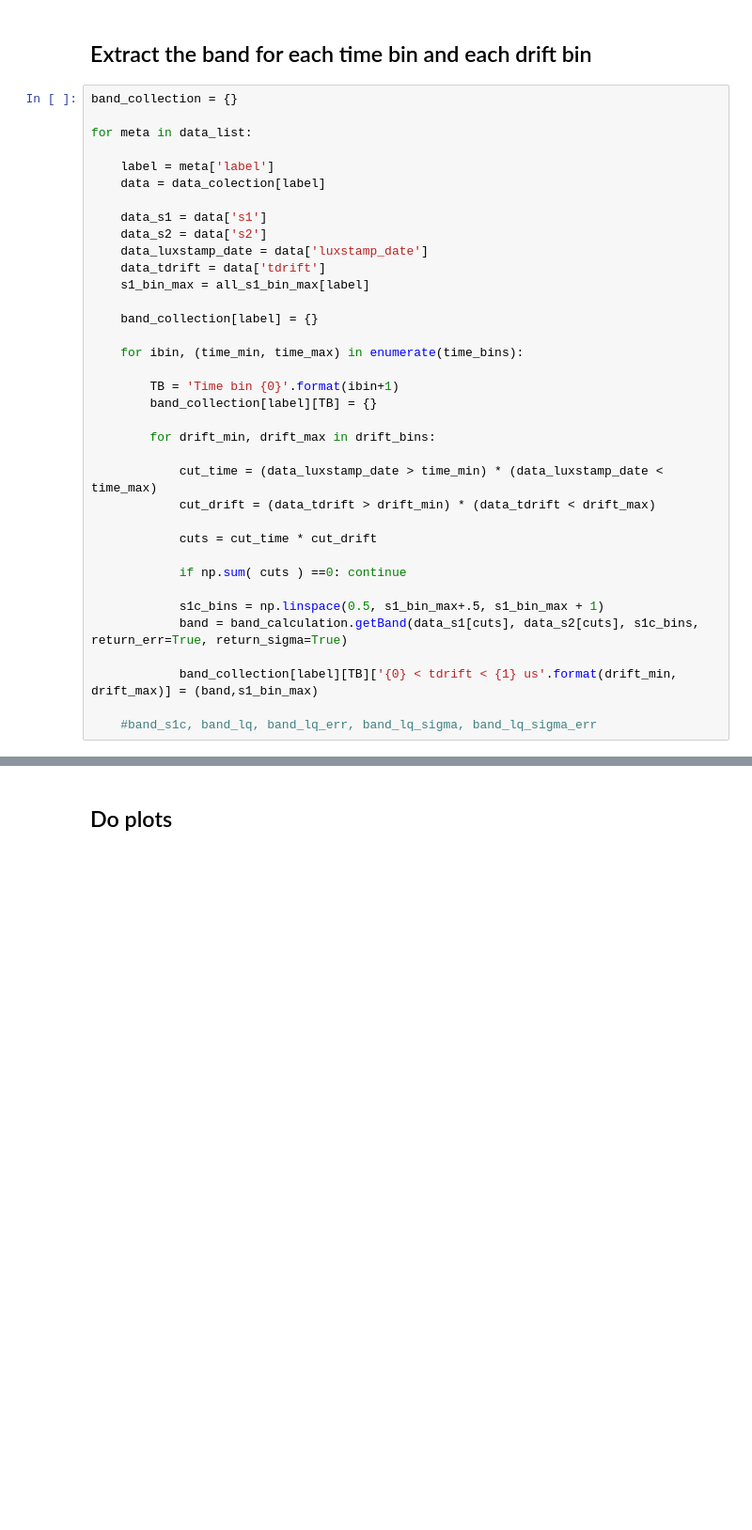
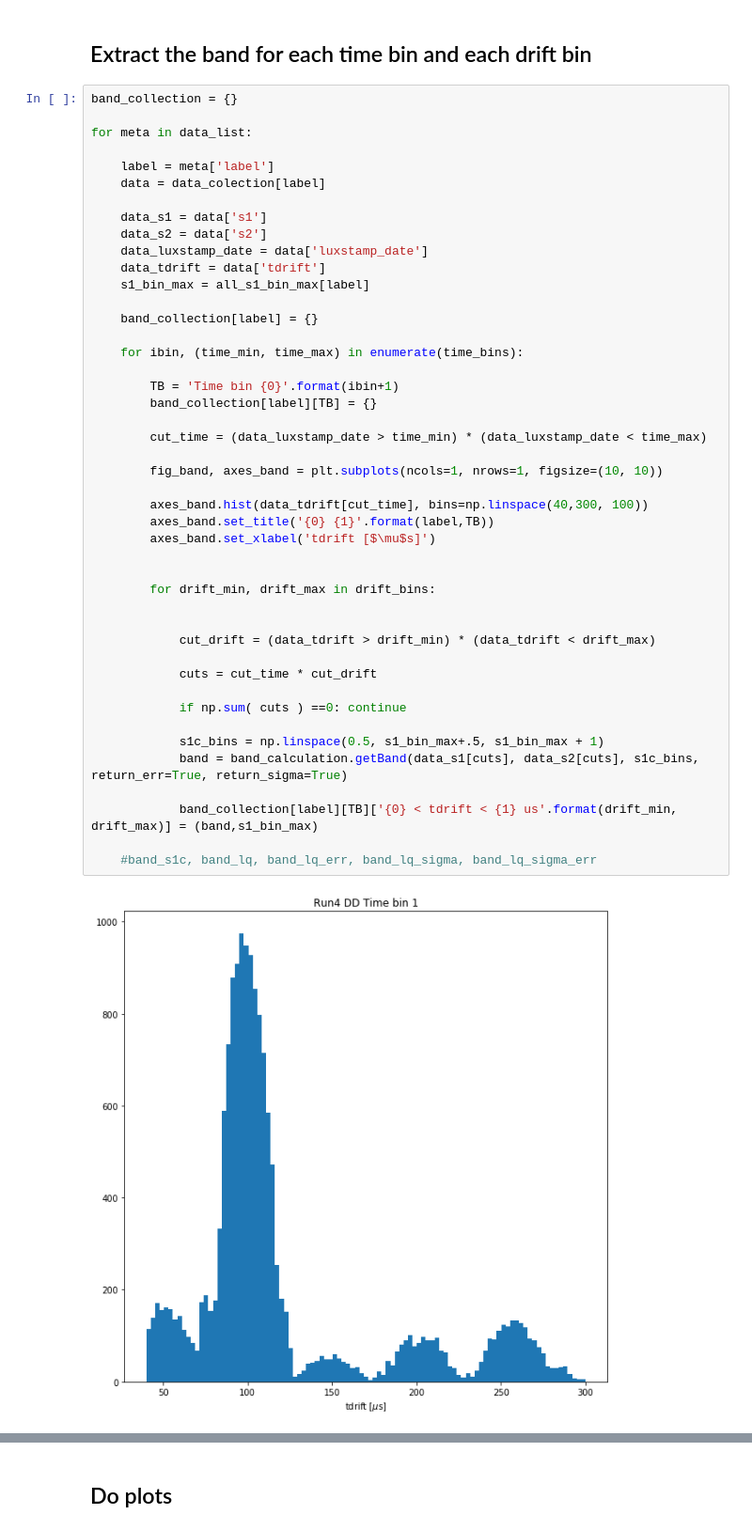
Before and after one commit to riffard/EFT_band_extraction, a Jupyter notebook: Run4_band_extraction.ipynb, the cells around one changed output, grey strips where cells are left out. Shown: that part at 94% size. Cells and saved outputs as stored; diff of their text form; blank space fills up the shorter version.

```diff
--- a/Run4_band_extraction.ipynb
+++ b/Run4_band_extraction.ipynb
@@ -119,31 +117,42 @@ for meta in data_list:
     label = meta['label']
     data = data_colection[label]
 
     data_s1 = data['s1']
     data_s2 = data['s2']
     data_luxstamp_date = data['luxstamp_date']
     data_tdrift = data['tdrift']
     s1_bin_max = all_s1_bin_max[label]
 
     band_collection[label] = {}
 
     for ibin, (time_min, time_max) in enumerate(time_bins):
 
         TB = 'Time bin {0}'.format(ibin+1)
         band_collection[label][TB] = {}
 
+        cut_time = (data_luxstamp_date > time_min) * (data_luxstamp_date < time_max)
+
+        fig_band, axes_band = plt.subplots(ncols=1, nrows=1, figsize=(10, 10))
+
+        axes_band.hist(data_tdrift[cut_time], bins=np.linspace(40,300, 100))
+        axes_band.set_title('{0} {1}'.format(label,TB))
+        axes_band.set_xlabel('tdrift [$\mu$s]')
+
+
         for drift_min, drift_max in drift_bins:
 
-            cut_time = (data_luxstamp_date > time_min) * (data_luxstamp_date < time_max)
+
             cut_drift = (data_tdrift > drift_min) * (data_tdrift < drift_max)
 
             cuts = cut_time * cut_drift
 
             if np.sum( cuts ) ==0: continue
 
             s1c_bins = np.linspace(0.5, s1_bin_max+.5, s1_bin_max + 1)
             band = band_calculation.getBand(data_s1[cuts], data_s2[cuts], s1c_bins, return_err=True, return_sigma=True)
 
             band_collection[label][TB]['{0} < tdrift < {1} us'.format(drift_min, drift_max)] = (band,s1_bin_max)
 
     #band_s1c, band_lq, band_lq_err, band_lq_sigma, band_lq_sigma_err
+# %% [output]
+[figure, added]
```
Also changed, not shown: parts of 5 cells of this notebook, 1 other file.
